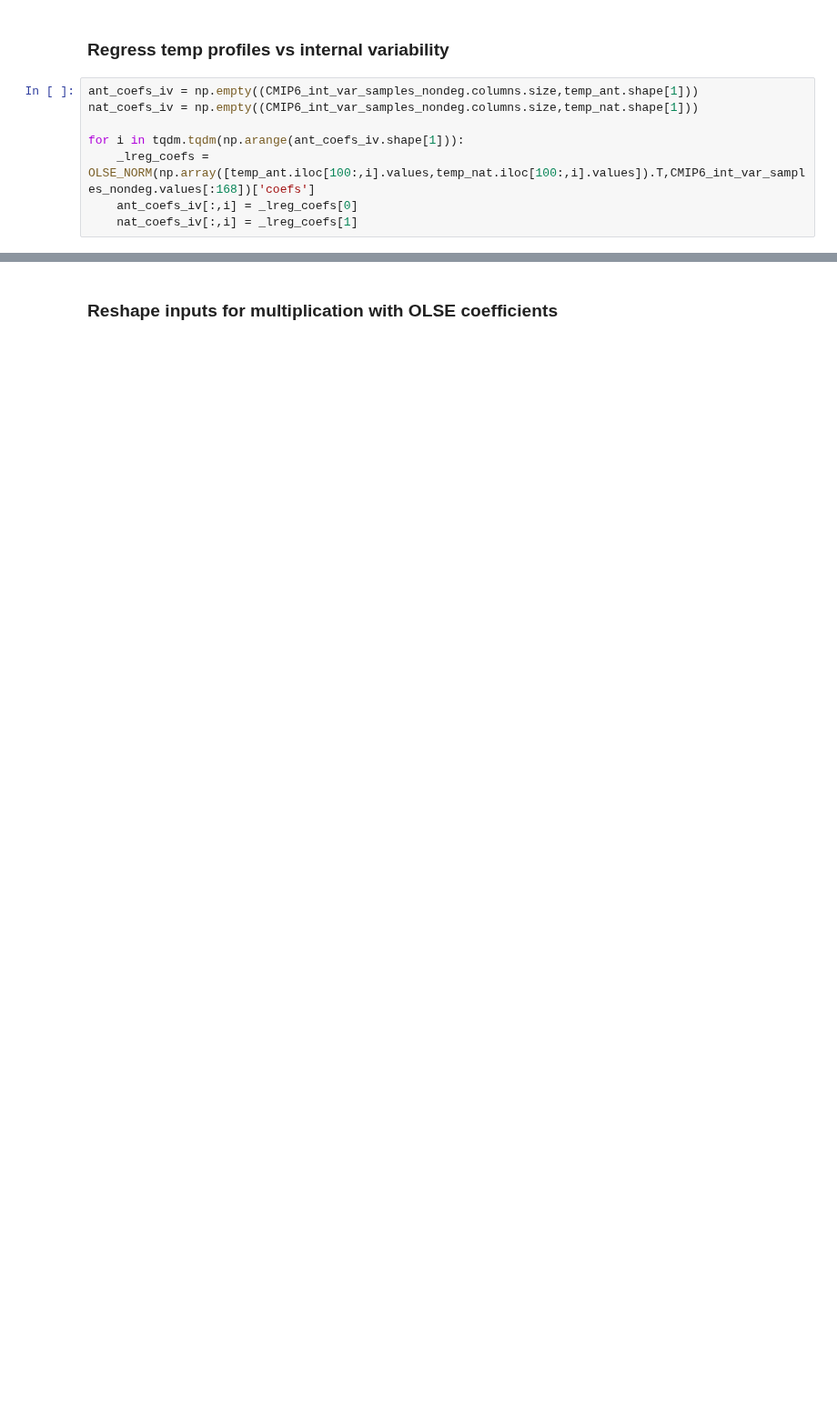
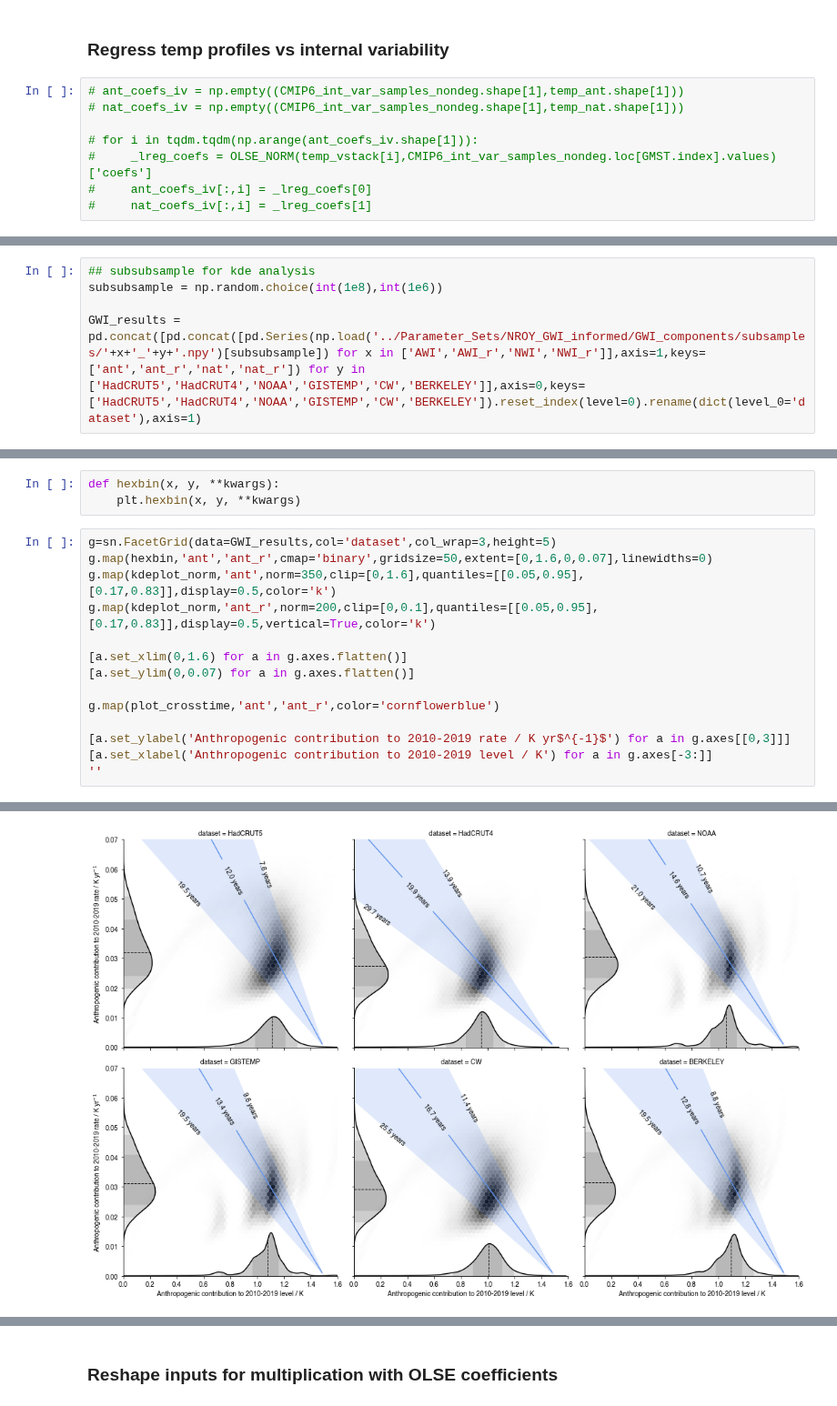
Before and after one commit to njleach/GIR, a Jupyter notebook: GIR/notebooks/GWI_generation.ipynb, the cells around one changed output, grey strips where cells are left out. Shown at 91% size. Drawn from its saved outputs; the diff is of its cells as text; blank space fills up the shorter version.

```diff
--- a/GIR/notebooks/GWI_generation.ipynb
+++ b/GIR/notebooks/GWI_generation.ipynb
@@ -496,10 +655,10 @@ CMIP6_int_var_samples_nondeg.plot(legend=None,lw=0.1,c='k')
 # %% [markdown]
 ### Regress temp profiles vs internal variability
 # %%
-ant_coefs_iv = np.empty((CMIP6_int_var_samples_nondeg.columns.size,temp_ant.shape[1]))
-nat_coefs_iv = np.empty((CMIP6_int_var_samples_nondeg.columns.size,temp_nat.shape[1]))
+# ant_coefs_iv = np.empty((CMIP6_int_var_samples_nondeg.shape[1],temp_ant.shape[1]))
+# nat_coefs_iv = np.empty((CMIP6_int_var_samples_nondeg.shape[1],temp_nat.shape[1]))
 
-for i in tqdm.tqdm(np.arange(ant_coefs_iv.shape[1])):
-    _lreg_coefs = OLSE_NORM(np.array([temp_ant.iloc[100:,i].values,temp_nat.iloc[100:,i].values]).T,CMIP6_int_var_samples_nondeg.values[:168])['coefs']
-    ant_coefs_iv[:,i] = _lreg_coefs[0]
-    nat_coefs_iv[:,i] = _lreg_coefs[1]
+# for i in tqdm.tqdm(np.arange(ant_coefs_iv.shape[1])):
+#     _lreg_coefs = OLSE_NORM(temp_vstack[i],CMIP6_int_var_samples_nondeg.loc[GMST.index].values)['coefs']
+#     ant_coefs_iv[:,i] = _lreg_coefs[0]
+#     nat_coefs_iv[:,i] = _lreg_coefs[1]
@@ -515,0 +721,5 @@ plt.hist(ant_coefs_iv.mean(axis=1))
+# %%
+## subsubsample for kde analysis
+subsubsample = np.random.choice(int(1e8),int(1e6))
+
+GWI_results = pd.concat([pd.concat([pd.Series(np.load('../Parameter_Sets/NROY_GWI_informed/GWI_components/subsamples/'+x+'_'+y+'.npy')[subsubsample]) for x in ['AWI','AWI_r','NWI','NWI_r']],axis=1,keys=['ant','ant_r','nat','nat_r']) for y in ['HadCRUT5','HadCRUT4','NOAA','GISTEMP','CW','BERKELEY']],axis=0,keys=['HadCRUT5','HadCRUT4','NOAA','GISTEMP','CW','BERKELEY']).reset_index(level=0).rename(dict(level_0='dataset'),axis=1)
@@ -515,0 +795,18 @@ plt.hist(ant_coefs_iv.mean(axis=1))
+# %%
+def hexbin(x, y, **kwargs):
+    plt.hexbin(x, y, **kwargs)
+# %%
+g=sn.FacetGrid(data=GWI_results,col='dataset',col_wrap=3,height=5)
+g.map(hexbin,'ant','ant_r',cmap='binary',gridsize=50,extent=[0,1.6,0,0.07],linewidths=0)
+g.map(kdeplot_norm,'ant',norm=350,clip=[0,1.6],quantiles=[[0.05,0.95],[0.17,0.83]],display=0.5,color='k')
+g.map(kdeplot_norm,'ant_r',norm=200,clip=[0,0.1],quantiles=[[0.05,0.95],[0.17,0.83]],display=0.5,vertical=True,color='k')
+
+[a.set_xlim(0,1.6) for a in g.axes.flatten()]
+[a.set_ylim(0,0.07) for a in g.axes.flatten()]
+
+g.map(plot_crosstime,'ant','ant_r',color='cornflowerblue')
+
+[a.set_ylabel('Anthropogenic contribution to 2010-2019 rate / K yr$^{-1}$') for a in g.axes[[0,3]]]
+[a.set_xlabel('Anthropogenic contribution to 2010-2019 level / K') for a in g.axes[-3:]]
+''
+# %% [output]
@@ -515,0 +814 @@ plt.hist(ant_coefs_iv.mean(axis=1))
+[figure, added]
```
Also changed, not shown: parts of 52 cells of this notebook, 5 other files.
